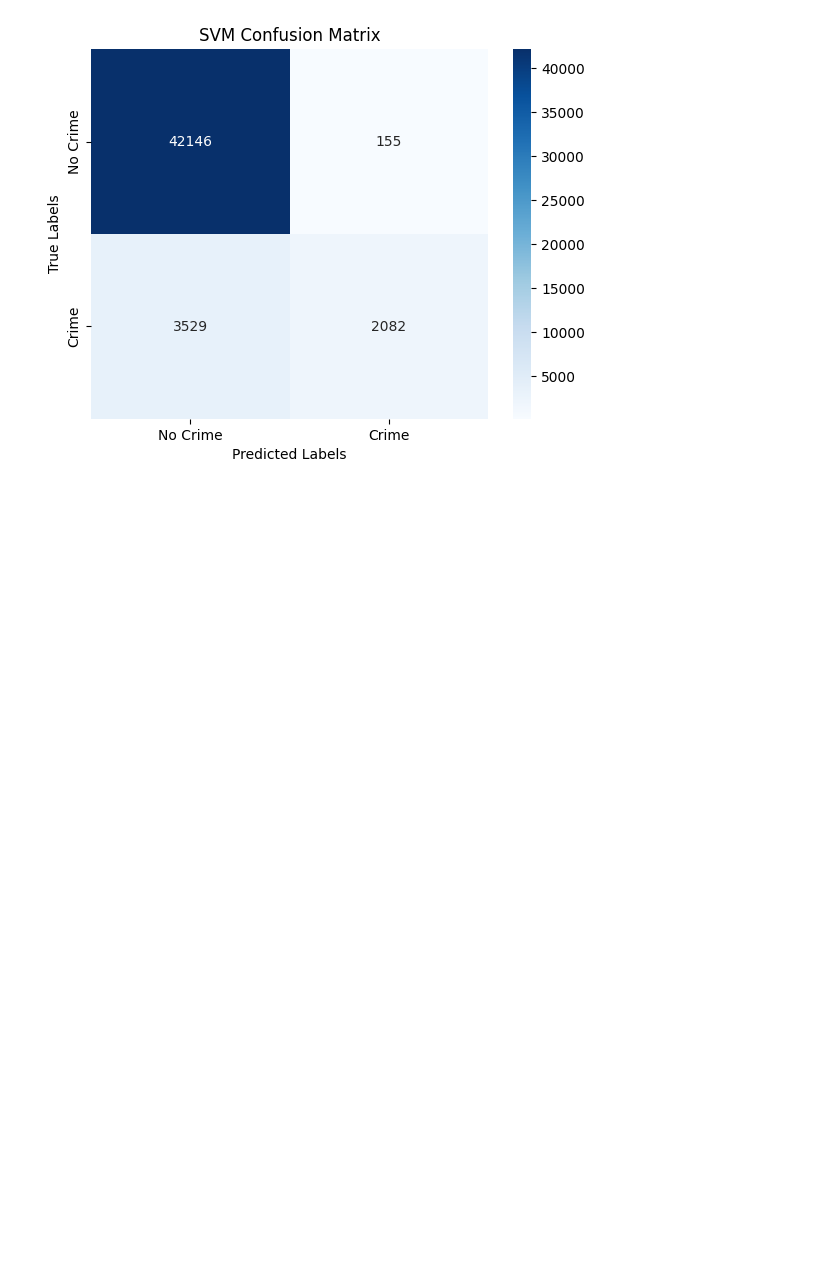
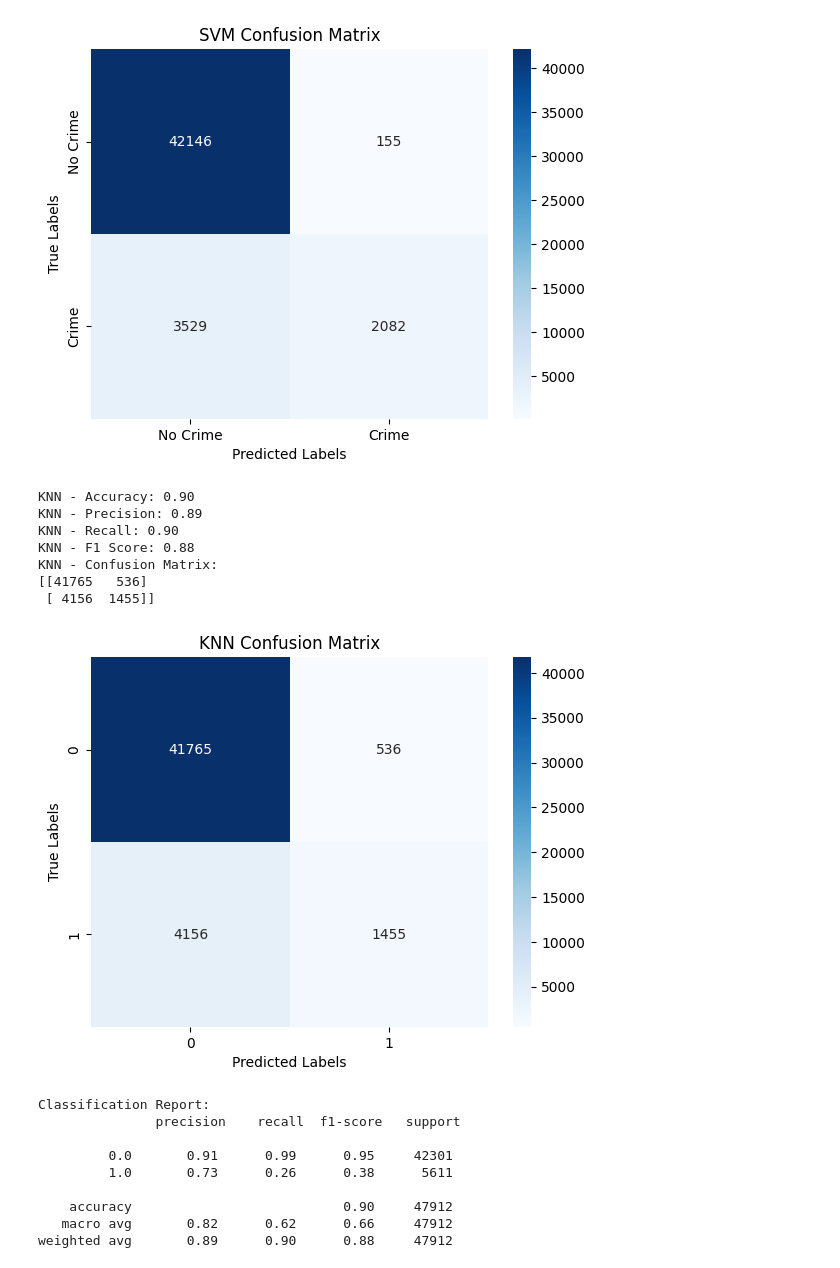
Before and after one commit to Renad03/CrimePrediction, a Jupyter notebook: Crime Prediction.ipynb, the cells around one changed output. Saved outputs shown, nothing was run; the diff lists cells and outputs as text; code cells hidden in the pictures; blank space fills up the shorter version.

```diff
--- a/Crime Prediction.ipynb
+++ b/Crime Prediction.ipynb
@@ -489,3 +487,54 @@ SVM - Confusion Matrix:
 [[42146   155]
  [ 3529  2082]]
 [figure]
+# %%
+from sklearn.neighbors import KNeighborsClassifier
+from sklearn.preprocessing import StandardScaler
+
+scaler = StandardScaler()
+X_train_scaled = scaler.fit_transform(X_train)
+X_test_scaled = scaler.transform(X_test)
+
+knn = KNeighborsClassifier(n_neighbors=494)        #best k value
+
+knn.fit(X_train_scaled, y_train)
+
+y_pred_knn = knn.predict(X_test_scaled)
+
+accuracy = accuracy_score(y_test, y_pred_knn)
+precision_knn = precision_score(y_test, y_pred_knn,average='weighted')
+recall_knn = recall_score(y_test, y_pred_knn,average='weighted')
+f1_knn = f1_score(y_test, y_pred_knn,average='weighted')
+conf_matrix_knn = confusion_matrix(y_test, y_pred_knn)
+
+print(f"KNN - Accuracy: {accuracy:.2f}")
+print(f"KNN - Precision: {precision_knn:.2f}")
+print(f"KNN - Recall: {recall_knn:.2f}")
+print(f"KNN - F1 Score: {f1_knn:.2f}")
+print("KNN - Confusion Matrix:")
+print(conf_matrix_knn)
+
+sns.heatmap(conf_matrix_knn, annot=True, fmt="d", cmap="Blues")
+plt.xlabel("Predicted Labels")
+plt.ylabel("True Labels")
+plt.title("KNN Confusion Matrix")
+plt.show()
+print("Classification Report:\n", classification_report(y_test, y_pred_knn))
+# %% [output]
+KNN - Accuracy: 0.90
+KNN - Precision: 0.89
+KNN - Recall: 0.90
+KNN - F1 Score: 0.88
+KNN - Confusion Matrix:
+[[41765   536]
+ [ 4156  1455]]
+[figure, added]
+Classification Report:
+               precision    recall  f1-score   support
+
+         0.0       0.91      0.99      0.95     42301
+         1.0       0.73      0.26      0.38      5611
+
+    accuracy                           0.90     47912
+   macro avg       0.82      0.62      0.66     47912
+weighted avg       0.89      0.90      0.88     47912
```
Also changed, not shown: parts of 17 cells of this notebook.
